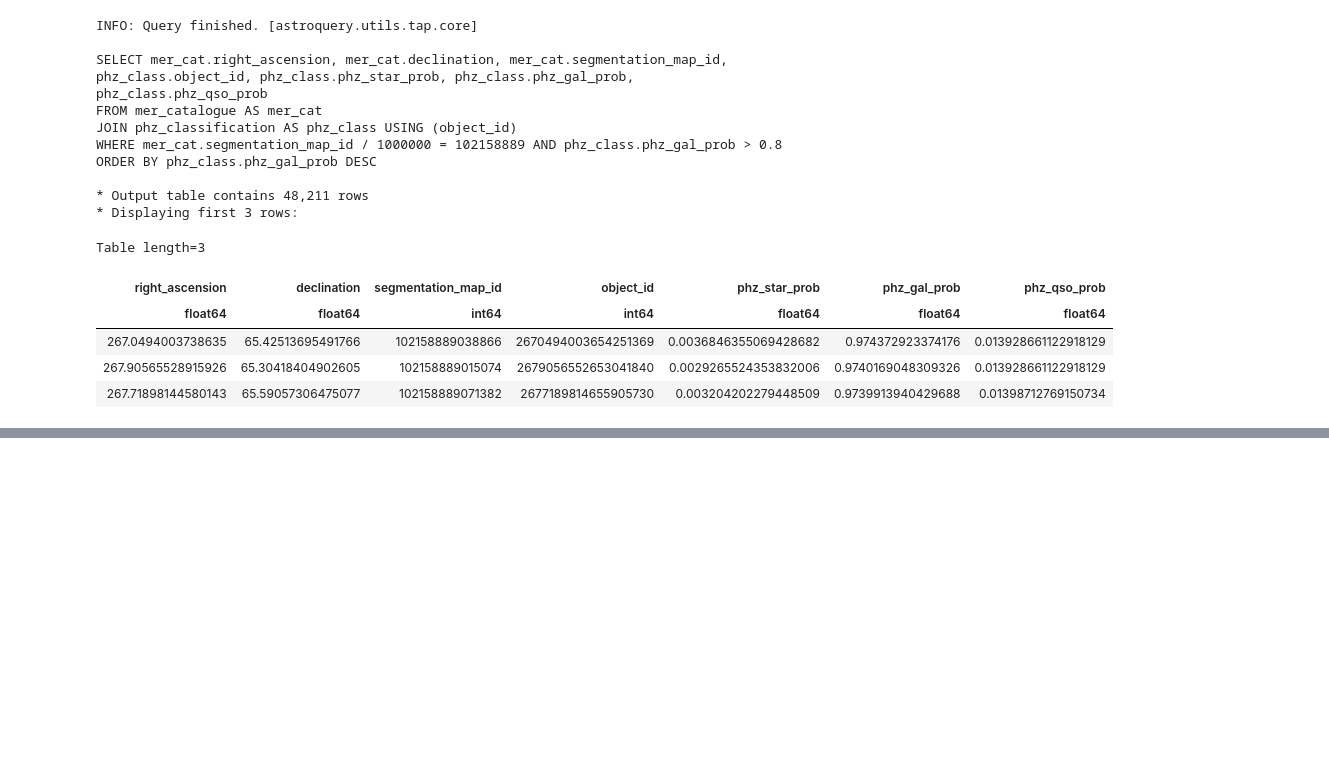
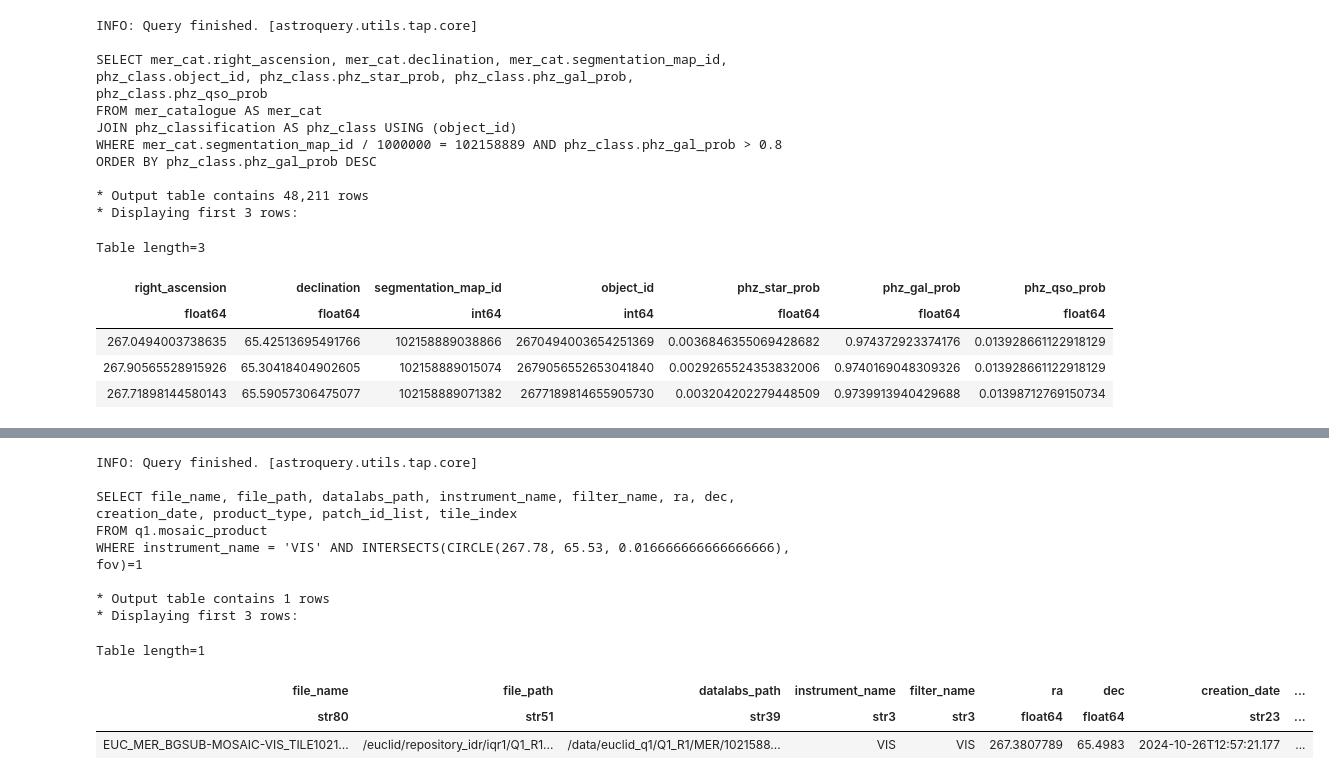
Before and after one commit to ESA-Datalabs/Euclid-Q1, a Jupyter notebook: Notebooks/ADQL_examples.ipynb, the cells around one changed output, grey strips where cells are left out. Cells and saved outputs as stored; diff of their text form; code cells hidden in the pictures; blank space fills up the shorter version.

```diff
--- a/Notebooks/ADQL_examples.ipynb
+++ b/Notebooks/ADQL_examples.ipynb
@@ -442,0 +455,25 @@ Table length=3
+# %%
+inp_coords = [267.78, 65.53] # RA & Dec - it can be updated as needed
+inp_rad    = 1/60.           # CIRCLE search radius in degrees - it can be updated as needed
+
+query = f"""SELECT file_name, file_path, datalabs_path, instrument_name, filter_name, ra, dec, creation_date, product_type, patch_id_list, tile_index
+FROM q1.mosaic_product
+WHERE instrument_name = 'VIS' AND INTERSECTS(CIRCLE({inp_coords[0]}, {inp_coords[1]}, {inp_rad}), fov)=1"""
+
+job = Euclid.launch_job_async(query)
+res = job.get_results()
+print_query(query)
+res[0:3]
+# %% [output]
+INFO: Query finished. [astroquery.utils.tap.core]
+
+SELECT file_name, file_path, datalabs_path, instrument_name, filter_name, ra, dec, creation_date, product_type, patch_id_list, tile_index
+FROM q1.mosaic_product
+WHERE instrument_name = 'VIS' AND INTERSECTS(CIRCLE(267.78, 65.53, 0.016666666666666666), fov)=1
+
+* Output table contains 1 rows
+* Displaying first 3 rows:
+Table length=1
+| file_name | file_path | datalabs_path | instrument_name | filter_name | ra | dec | creation_date | ... |
+| str80 | str51 | str39 | str3 | str3 | float64 | float64 | str23 | ... |
+| EUC_MER_BGSUB-MOSAIC-VIS_TILE1021... | /euclid/repository_idr/iqr1/Q1_R1... | /data/euclid_q1/Q1_R1/MER/1021588... | VIS | VIS | 267.3807789 | 65.4983 | 2024-10-26T12:57:21.177 | ... |
```
Also changed, not shown: parts of 8 cells of this notebook.
